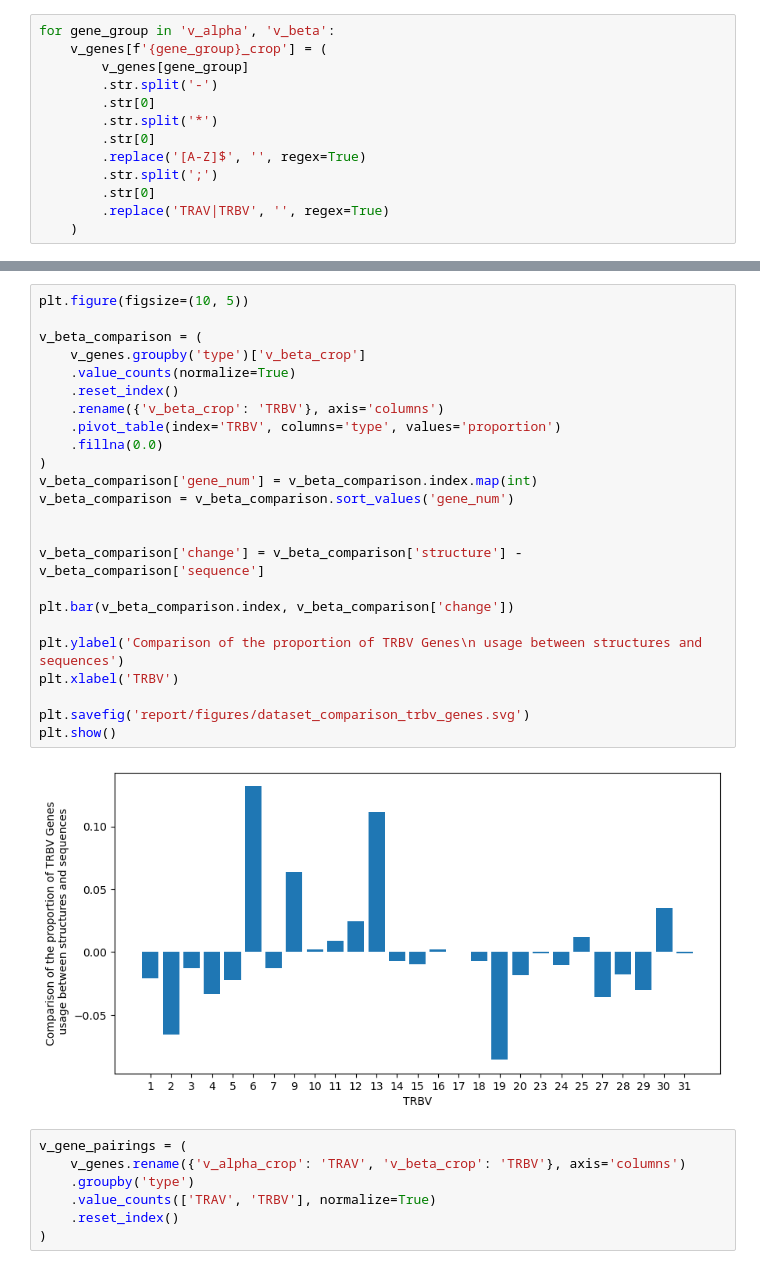
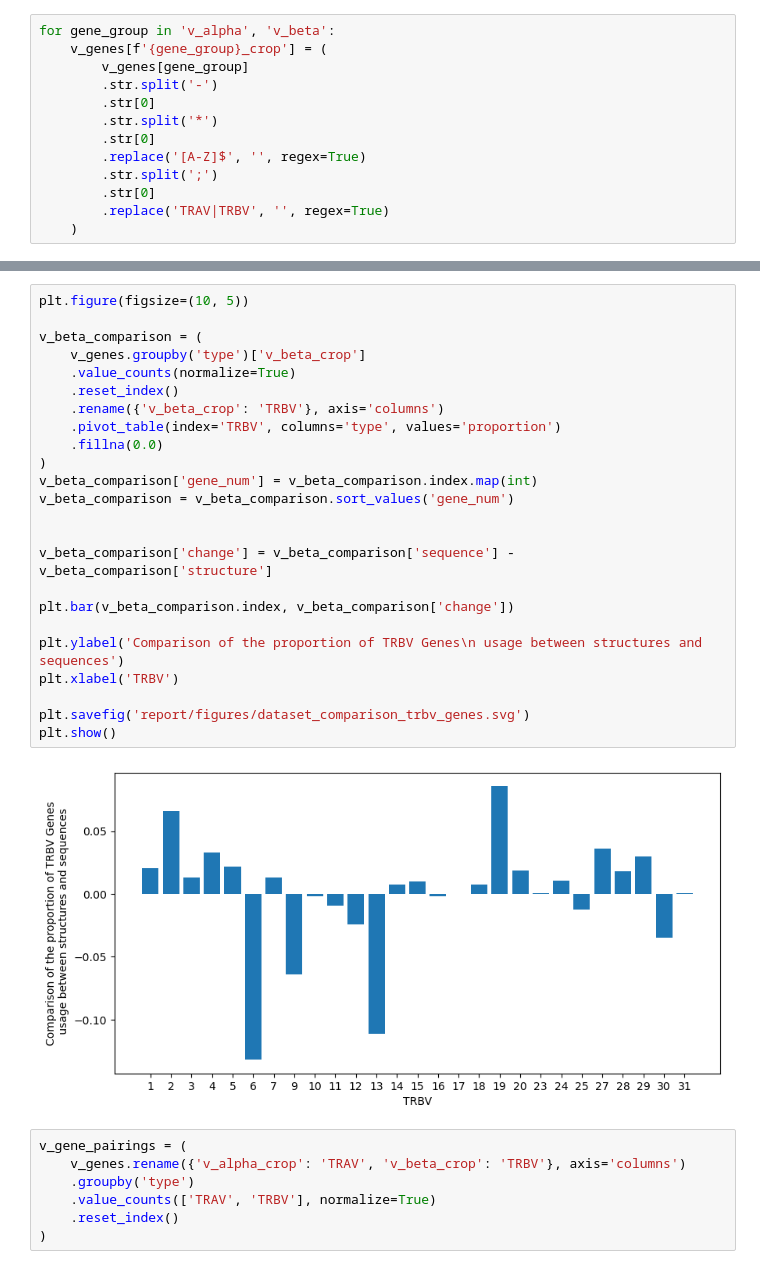
Before and after one commit to benjiemc/tcr-antigen-prediction, a Jupyter notebook: notebooks/compairing_sequence_and_structure_data.ipynb, the cells around one changed output, grey strips where cells are left out. Cells and saved outputs as stored; diff of their text form.

```diff
--- a/notebooks/compairing_sequence_and_structure_data.ipynb
+++ b/notebooks/compairing_sequence_and_structure_data.ipynb
@@ -110,29 +110,29 @@ plt.show()
 # %%
 plt.figure(figsize=(10, 5))
 
 v_beta_comparison = (
     v_genes.groupby('type')['v_beta_crop']
     .value_counts(normalize=True)
     .reset_index()
     .rename({'v_beta_crop': 'TRBV'}, axis='columns')
     .pivot_table(index='TRBV', columns='type', values='proportion')
     .fillna(0.0)
 )
 v_beta_comparison['gene_num'] = v_beta_comparison.index.map(int)
 v_beta_comparison = v_beta_comparison.sort_values('gene_num')
 
 
-v_beta_comparison['change'] = v_beta_comparison['structure'] - v_beta_comparison['sequence']
+v_beta_comparison['change'] = v_beta_comparison['sequence'] - v_beta_comparison['structure']
 
 plt.bar(v_beta_comparison.index, v_beta_comparison['change'])
 
 plt.ylabel('Comparison of the proportion of TRBV Genes\n usage between structures and sequences')
 plt.xlabel('TRBV')
 
 plt.savefig('report/figures/dataset_comparison_trbv_genes.svg')
 plt.show()
 # %% [output]
-[figure, old version]
+[figure, new version]
 # %%
 v_gene_pairings = (
     v_genes.rename({'v_alpha_crop': 'TRAV', 'v_beta_crop': 'TRBV'}, axis='columns')
```
Also changed, not shown: parts of 5 cells of this notebook.
